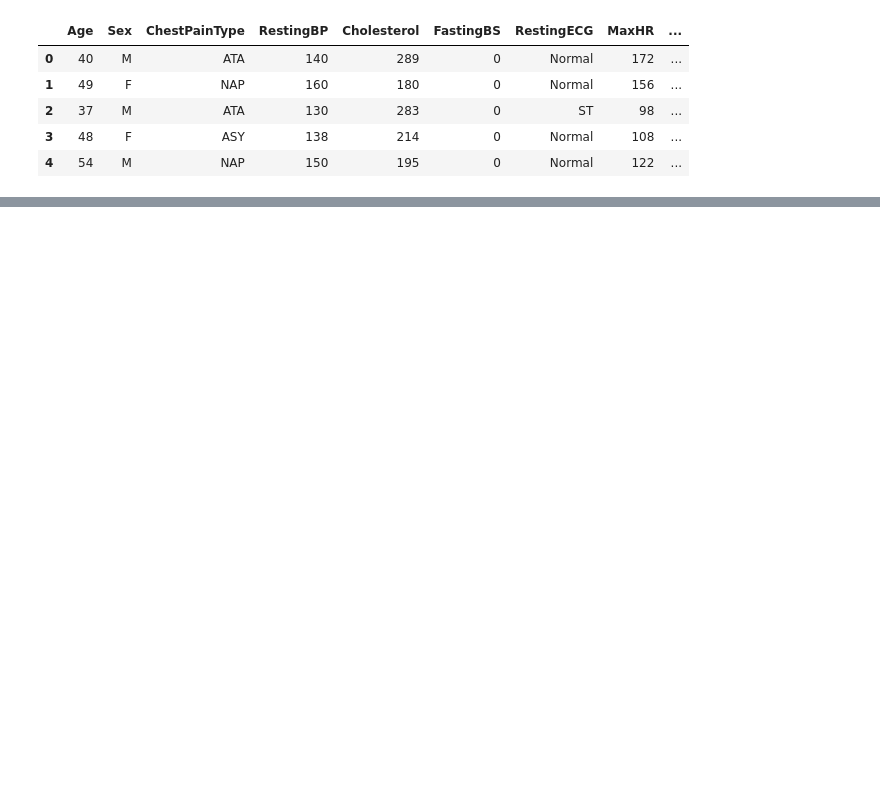
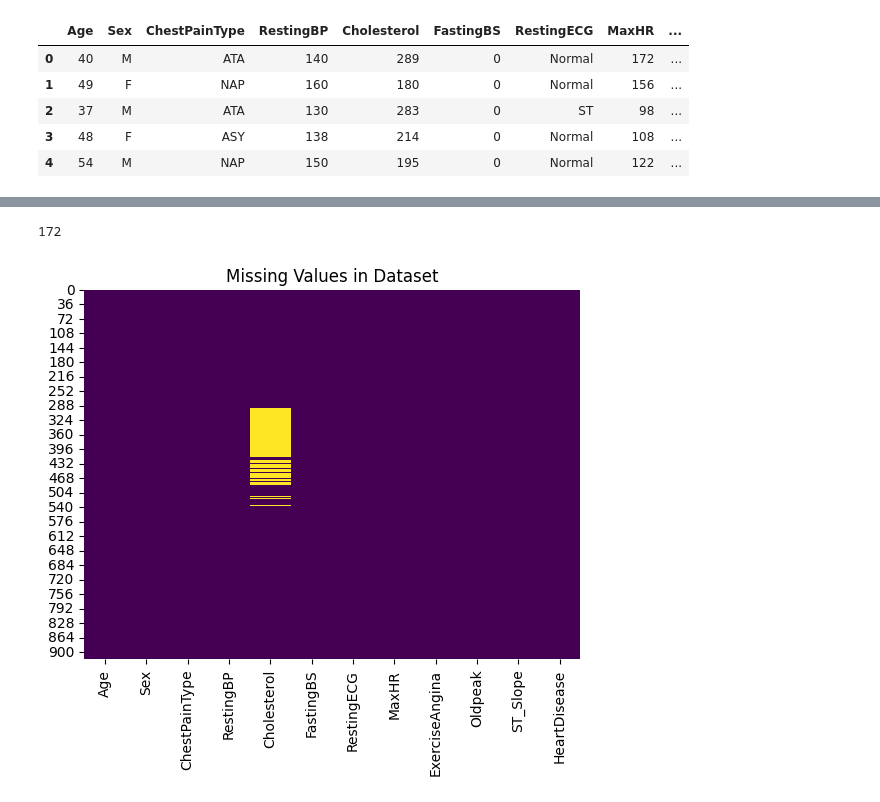
Before and after one commit to chkevers/ml_heart_disease_prediction, a Jupyter notebook: main.ipynb, the cells around one changed output, grey strips where cells are left out. Saved outputs shown, nothing was run; the diff lists cells and outputs as text; code cells hidden in the pictures; blank space fills up the shorter version.

```diff
--- a/main.ipynb
+++ b/main.ipynb
@@ -15,0 +67,10 @@ df.head()
+# %%
+df["Cholesterol"].isna().sum()
+# %% [output]
+172
+# %%
+sns.heatmap(df.isna(),cbar=False,cmap="viridis")
+plt.title("Missing Values in Dataset")
+plt.show()
+# %% [output]
+[figure, added]
```
Also changed, not shown: parts of 12 cells of this notebook.
